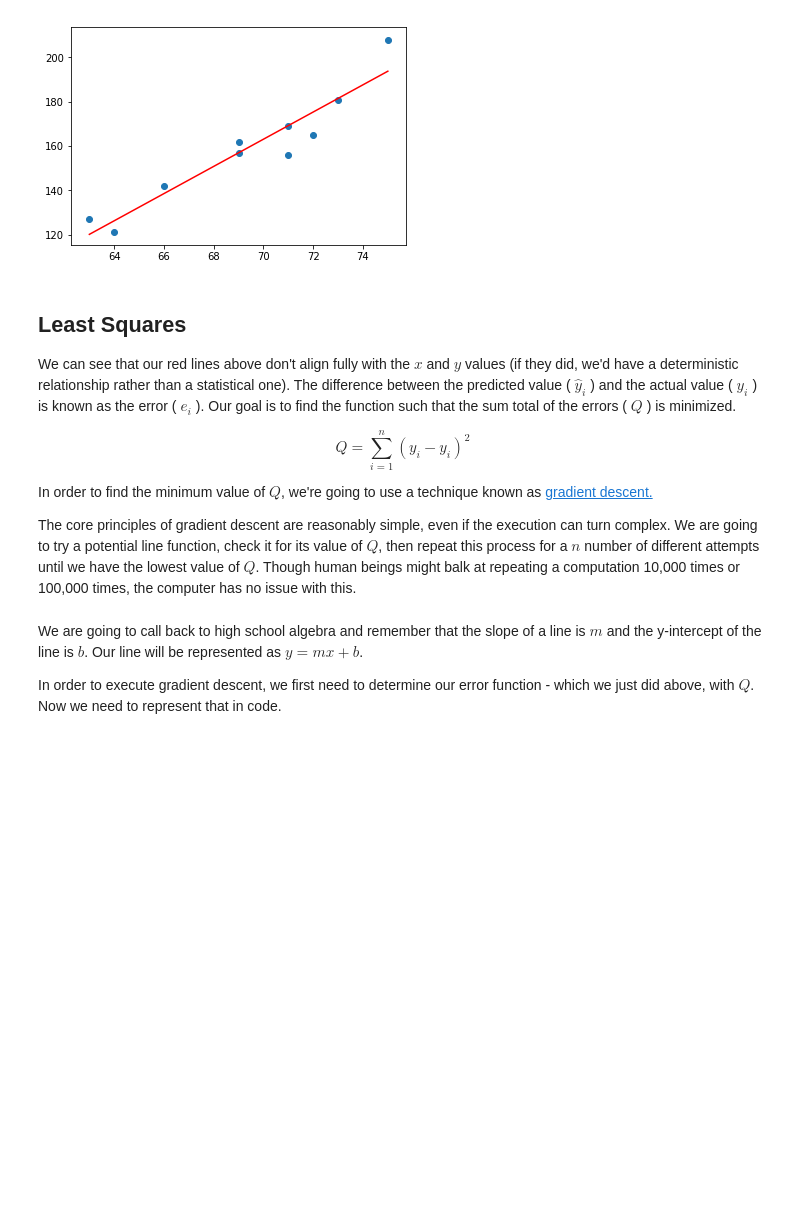
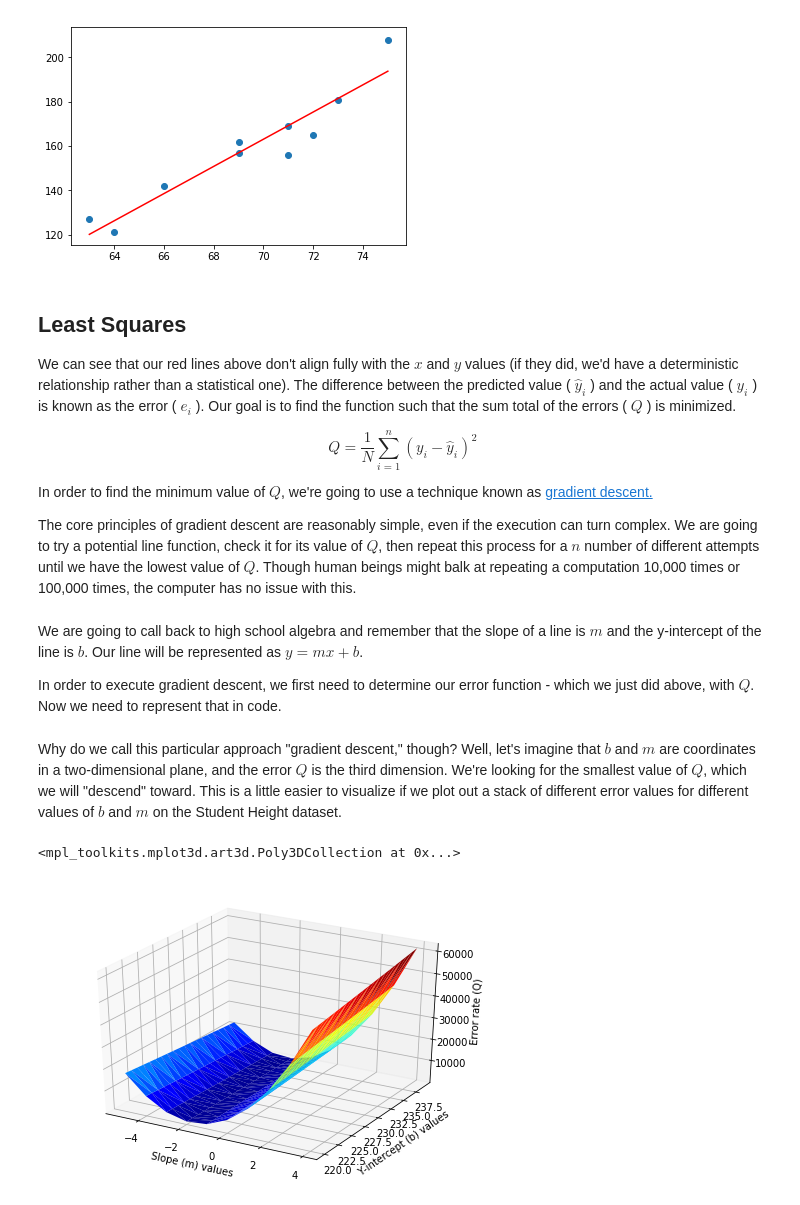
Before and after one commit to josephmosby/regression-methods, a Jupyter notebook: lesson-1/Linear Regression with Python.ipynb, the cells around one changed output. Drawn from its saved outputs; the diff is of its cells as text; code cells hidden in the pictures; blank space fills up the shorter version.

Commit message:
gradient descent additions

```diff
--- a/lesson-1/Linear Regression with Python.ipynb
+++ b/lesson-1/Linear Regression with Python.ipynb
@@ -59,7 +62,7 @@ plt.scatter(x=studentheight.ht, y=studentheight.wt)
 
 We can see that our red lines above don't align fully with the $x$ and $y$ values (if they did, we'd have a deterministic relationship rather than a statistical one). The difference between the predicted value ( $\hat{y}_i$ ) and the actual value ( $y_i$ ) is known as the error ( $e_i$ ). Our goal is to find the function such that the sum total of the errors ( $Q$ ) is minimized.
 
-$$Q = \sum_{i=1}^{n} (y_i - \hat{y}_i)^2$$
+$$Q = \frac{1}{N}\sum_{i=1}^{n} (y_i - \hat{y}_i)^2$$
 
 In order to find the minimum value of $Q$, we're going to use a technique known as [gradient descent.](https://en.wikipedia.org/wiki/Gradient_descent)
 
@@ -75,4 +78,29 @@ def compute_error(b, m, x_data, y_data):
     for i, x in enumerate(x_data):
         error += (y_data[i] - (m * x + b)) ** 2
 
-    return error
+    return error / len(x_data)
+# %% [markdown]
+Why do we call this particular approach "gradient descent," though? Well, let's imagine that $b$ and $m$ are coordinates in a two-dimensional plane, and the error $Q$ is the third dimension. We're looking for the smallest value of $Q$, which we will "descend" toward. This is a little easier to visualize if we plot out a stack of different error values for different values of $b$ and $m$ on the Student Height dataset.
+# %%
+trial_m = []
+trial_b = []
+trial_Q = []
+trial_x = cancer.Lat
+trial_y = cancer.Mort
+
+for m in range(-5, 5):
+    for b in range(220, 240):
+        q = compute_error(b, m, trial_x, trial_y)
+        trial_m.append(m)
+        trial_b.append(b)
+        trial_Q.append(q)
+# %%
+fig = plt.figure()
+ax = Axes3D(fig)
+ax.set_xlabel('Slope (m) values')
+ax.set_ylabel('Y-intercept (b) values')
+ax.set_zlabel('Error rate (Q)')
+ax.plot_trisurf(trial_m, trial_b, trial_Q, cmap=cm.jet, linewidth=0.1, vmin=0)
+# %% [output]
+<mpl_toolkits.mplot3d.art3d.Poly3DCollection at 0x...>
+[figure, added]
```
Also changed, not shown: parts of 14 cells of this notebook.
